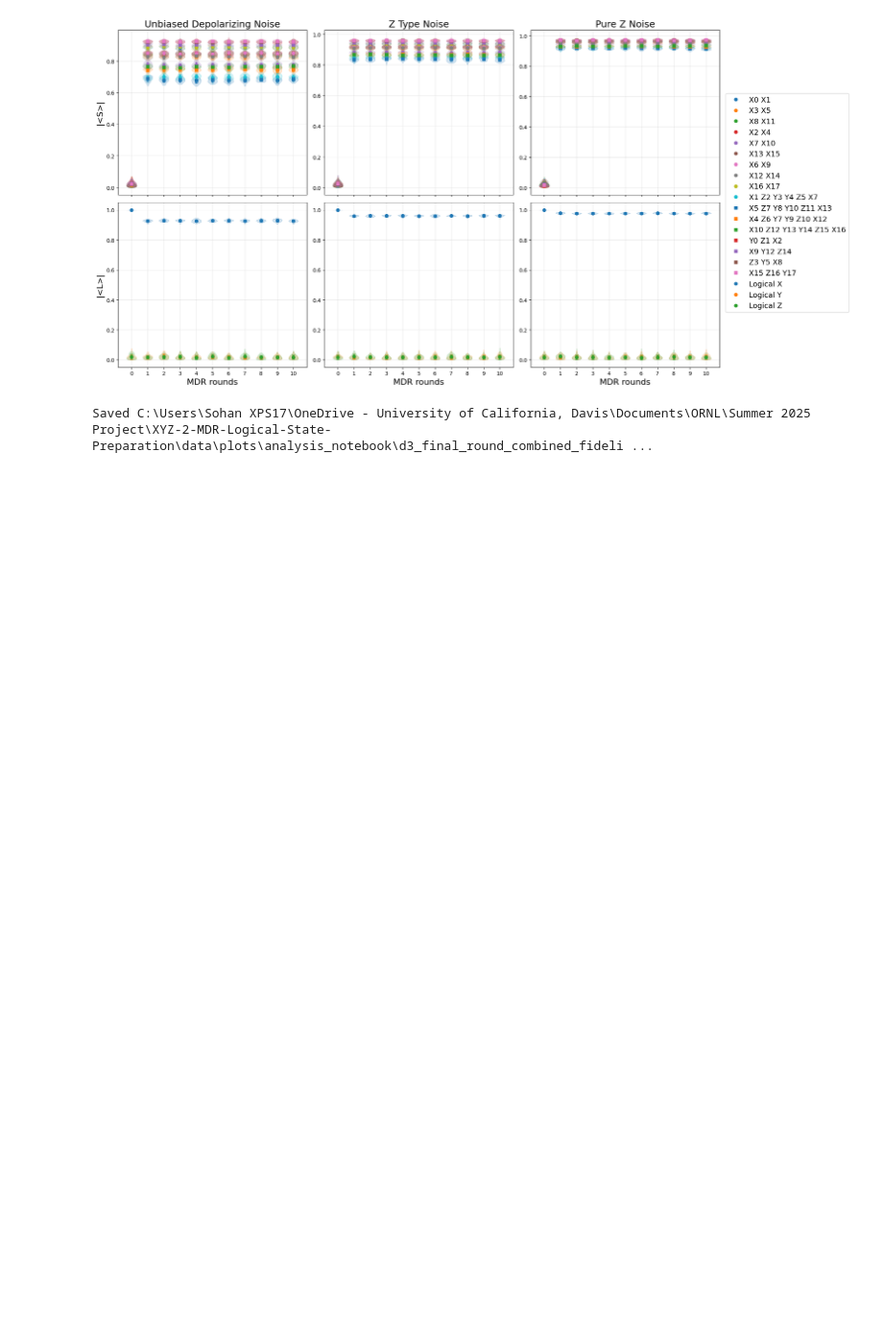
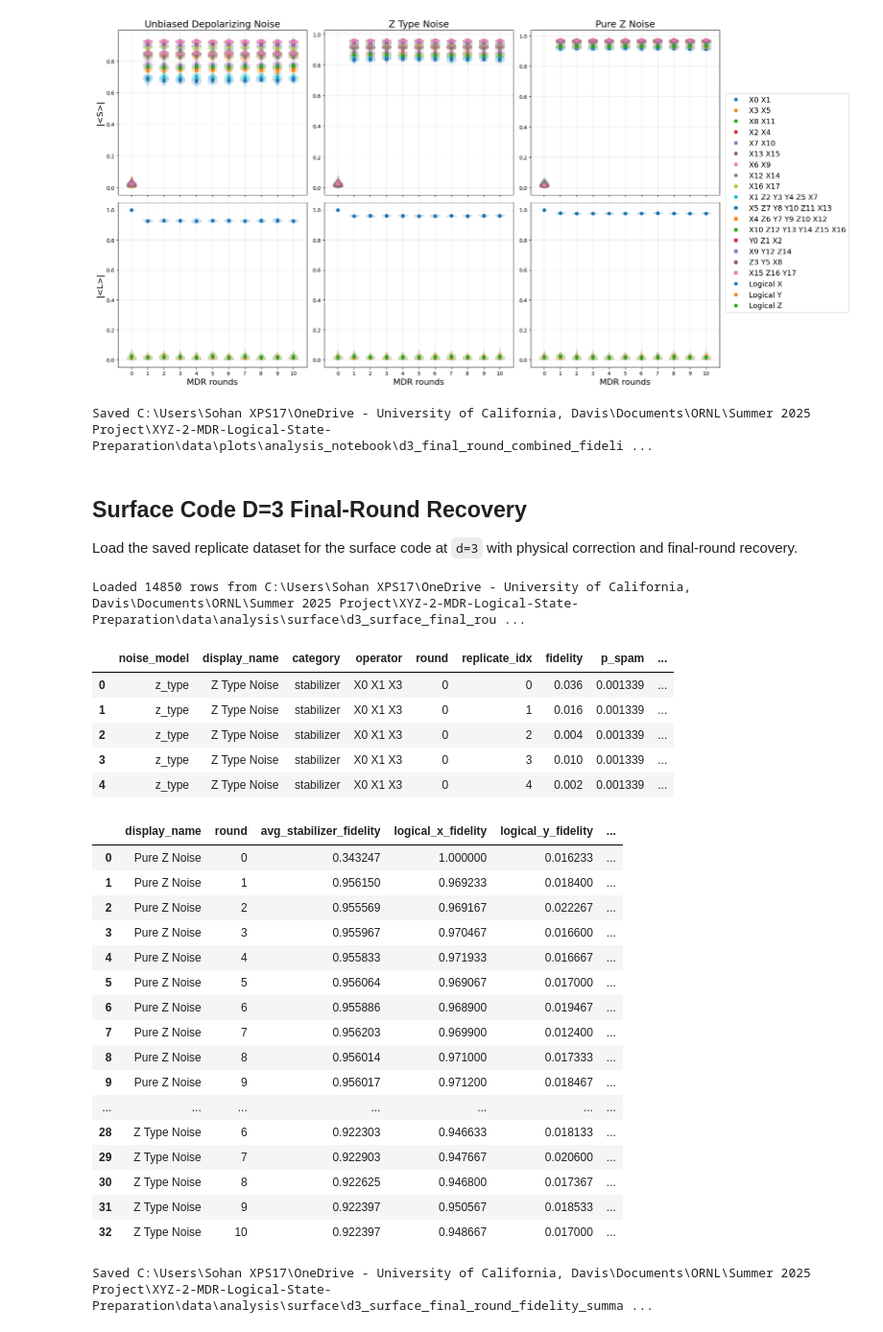
Before and after one commit to Sohan100/XYZ-2-MDR-Logical-State-Preparation, a Jupyter notebook: analysis_plots.ipynb, the cells around one changed output. Shown at 96% size. Saved outputs shown, nothing was run; the diff lists cells and outputs as text; code cells hidden in the pictures; blank space fills up the shorter version.

```diff
--- a/analysis_plots.ipynb
+++ b/analysis_plots.ipynb
@@ -403,3 +413,48 @@ print(f'Saved {combined_plot_path}')
 # %% [output]
 [figure]
 Saved C:\Users\Sohan XPS17\OneDrive - University of California, Davis\Documents\ORNL\Summer 2025 Project\XYZ-2-MDR-Logical-State-Preparation\data\plots\analysis_notebook\d3_final_round_combined_fideli ...
+# %% [markdown]
+## Surface Code D=3 Final-Round Recovery
+
+Load the saved replicate dataset for the surface code at `d=3` with physical correction and final-round recovery.
+# %%
+surface_final_round_df = surface_final_round_analysis.load_dataset()
+print(
+    f'Loaded {len(surface_final_round_df)} rows from '
+    f'{surface_final_round_analysis.dataset_csv}'
+)
+display(surface_final_round_df.head())
+
+surface_summary_df = surface_final_round_analysis.build_round_summary_table()
+surface_summary_csv = (
+    surface_analysis_output_dir / 'd3_surface_final_round_fidelity_summary.csv'
+)
+surface_summary_df.to_csv(surface_summary_csv, index=False)
+display(surface_summary_df.round(6))
+print(f'Saved {surface_summary_csv}')
+# %% [output]
+Loaded 14850 rows from C:\Users\Sohan XPS17\OneDrive - University of California, Davis\Documents\ORNL\Summer 2025 Project\XYZ-2-MDR-Logical-State-Preparation\data\analysis\surface\d3_surface_final_rou ...
+|  | noise_model | display_name | category | operator | round | replicate_idx | fidelity | p_spam | ... |
+| 0 | z_type | Z Type Noise | stabilizer | X0 X1 X3 | 0 | 0 | 0.036 | 0.001339 | ... |
+| 1 | z_type | Z Type Noise | stabilizer | X0 X1 X3 | 0 | 1 | 0.016 | 0.001339 | ... |
+| 2 | z_type | Z Type Noise | stabilizer | X0 X1 X3 | 0 | 2 | 0.004 | 0.001339 | ... |
+| 3 | z_type | Z Type Noise | stabilizer | X0 X1 X3 | 0 | 3 | 0.010 | 0.001339 | ... |
+| 4 | z_type | Z Type Noise | stabilizer | X0 X1 X3 | 0 | 4 | 0.002 | 0.001339 | ... |
+|  | display_name | round | avg_stabilizer_fidelity | logical_x_fidelity | logical_y_fidelity | ... |
+| 0 | Pure Z Noise | 0 | 0.343247 | 1.000000 | 0.016233 | ... |
+| 1 | Pure Z Noise | 1 | 0.956150 | 0.969233 | 0.018400 | ... |
+| 2 | Pure Z Noise | 2 | 0.955569 | 0.969167 | 0.022267 | ... |
+| 3 | Pure Z Noise | 3 | 0.955967 | 0.970467 | 0.016600 | ... |
+| 4 | Pure Z Noise | 4 | 0.955833 | 0.971933 | 0.016667 | ... |
+| 5 | Pure Z Noise | 5 | 0.956064 | 0.969067 | 0.017000 | ... |
+| 6 | Pure Z Noise | 6 | 0.955886 | 0.968900 | 0.019467 | ... |
+| 7 | Pure Z Noise | 7 | 0.956203 | 0.969900 | 0.012400 | ... |
+| 8 | Pure Z Noise | 8 | 0.956014 | 0.971000 | 0.017333 | ... |
+| 9 | Pure Z Noise | 9 | 0.956017 | 0.971200 | 0.018467 | ... |
+| ... | ... | ... | ... | ... | ... | ... |
+| 28 | Z Type Noise | 6 | 0.922303 | 0.946633 | 0.018133 | ... |
+| 29 | Z Type Noise | 7 | 0.922903 | 0.947667 | 0.020600 | ... |
+| 30 | Z Type Noise | 8 | 0.922625 | 0.946800 | 0.017367 | ... |
+| 31 | Z Type Noise | 9 | 0.922397 | 0.950567 | 0.018533 | ... |
+| 32 | Z Type Noise | 10 | 0.922397 | 0.948667 | 0.017000 | ... |
+Saved C:\Users\Sohan XPS17\OneDrive - University of California, Davis\Documents\ORNL\Summer 2025 Project\XYZ-2-MDR-Logical-State-Preparation\data\analysis\surface\d3_surface_final_round_fidelity_summa ...
```
Also changed, not shown: parts of 7 cells of this notebook, 31 other files.
